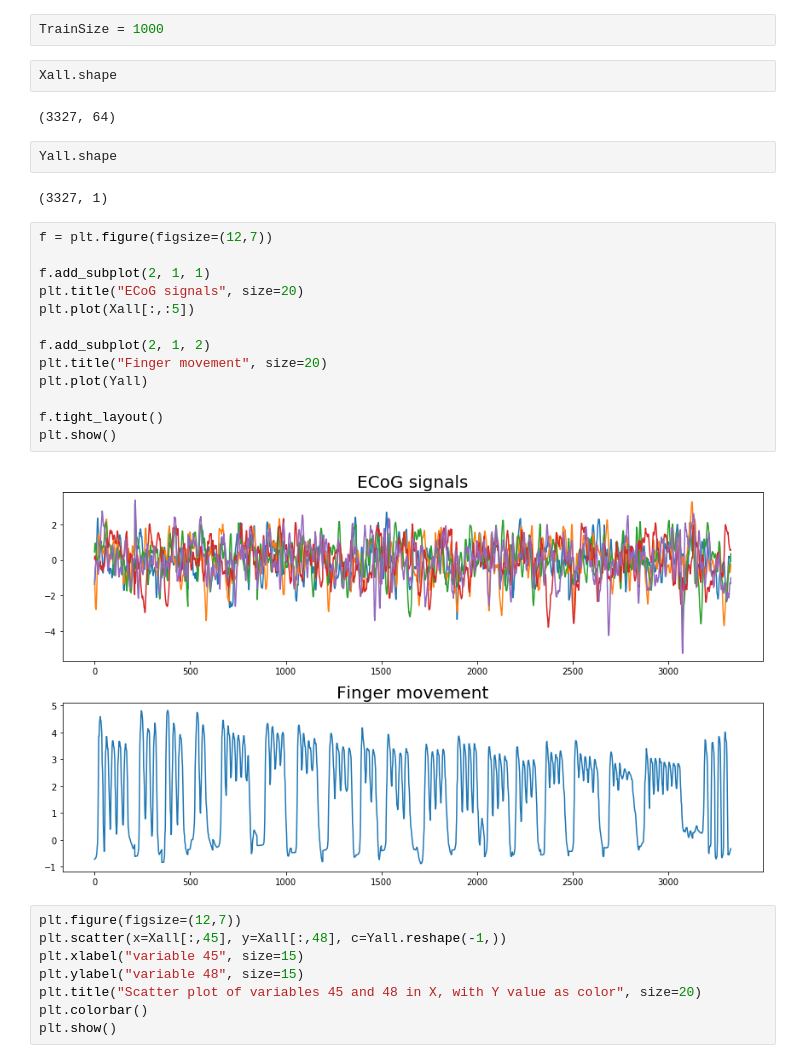
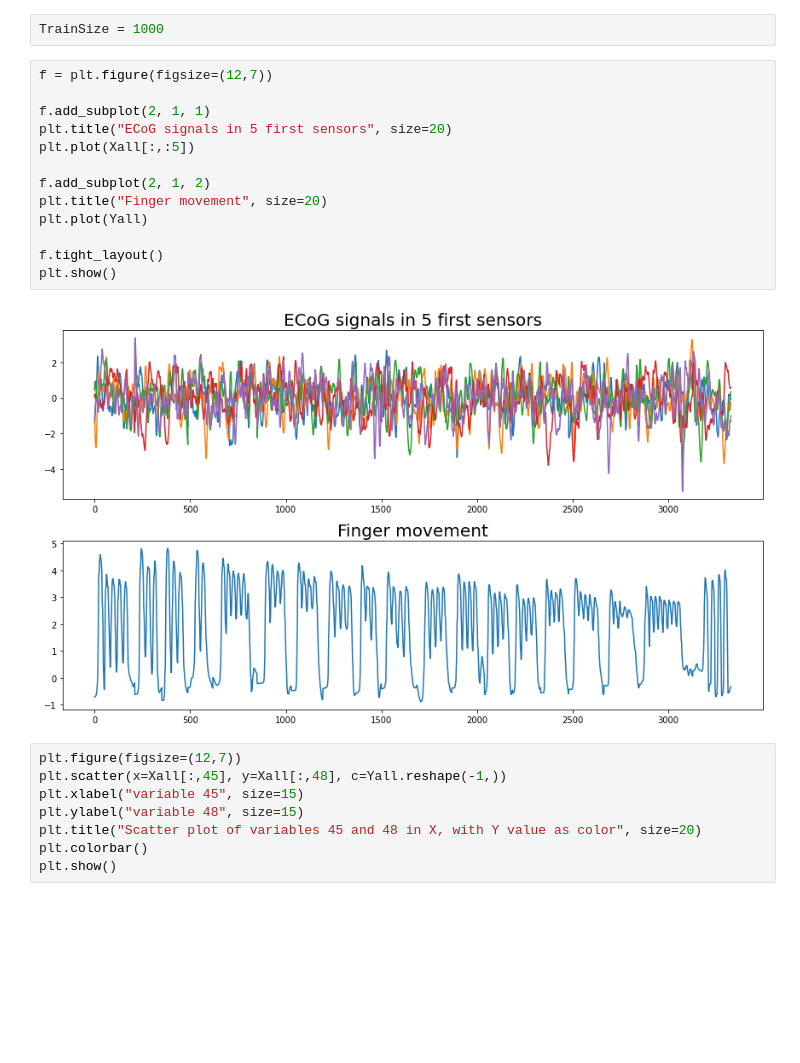
Before and after one commit to yunhao-tech/Course_project, a Jupyter notebook: IPP-Practical Machine learning/Session 2/ML_TP2.ipynb, the cells around one changed output. Drawn from its saved outputs; the diff is of its cells as text; blank space fills up the shorter version.

```diff
--- a/IPP-Practical Machine learning/Session 2/ML_TP2.ipynb
+++ b/IPP-Practical Machine learning/Session 2/ML_TP2.ipynb
@@ -17,29 +21,21 @@ with np.load(path_data) as EcoG_data:
     Fe = EcoG_data['Fe']
 # %%
 TrainSize = 1000
-# %%
-Xall.shape
-# %% [output]
-(3327, 64)
-# %%
-Yall.shape
-# %% [output]
-(3327, 1)
 # %%
 f = plt.figure(figsize=(12,7))
 
 f.add_subplot(2, 1, 1)
-plt.title("ECoG signals", size=20)
+plt.title("ECoG signals in 5 first sensors", size=20)
 plt.plot(Xall[:,:5])
 
 f.add_subplot(2, 1, 2)
 plt.title("Finger movement", size=20)
 plt.plot(Yall)
 
 f.tight_layout()
 plt.show()
 # %% [output]
-[figure, old version]
+[figure, new version]
 # %%
 plt.figure(figsize=(12,7))
 plt.scatter(x=Xall[:,45], y=Xall[:,48], c=Yall.reshape(-1,))
```
Also changed, not shown: parts of 54 cells of this notebook, 2 other files.
